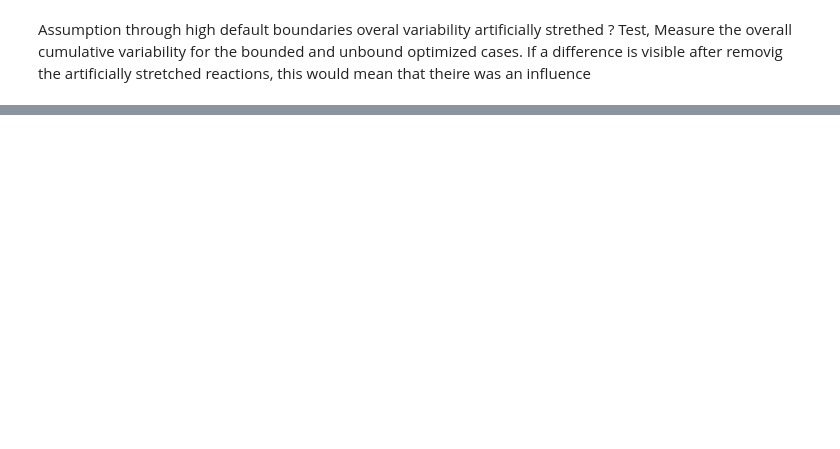
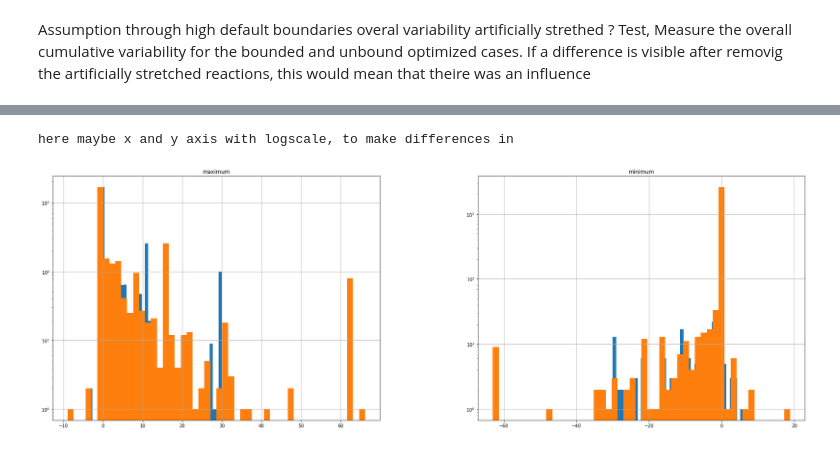
Before and after one commit to lizat-i/PseudomonasPutidaCobraPy, a Jupyter notebook: internalfluxtracking.ipynb, the cells around one changed output, grey strips where cells are left out. Cells and saved outputs as stored; diff of their text form; code cells hidden in the pictures; blank space fills up the shorter version.

```diff
--- a/internalfluxtracking.ipynb
+++ b/internalfluxtracking.ipynb
@@ -93,0 +98,8 @@ AttributeError: 'Series' object has no attribute 'nonzero'
+# %%
+#bin_array = np.logspace(1e-4,1e+4,9)
+axA = fv_new_model[~fv_new_model.index.isin(filter)].hist(column=["maximum", "minimum"] , log=True,bins=50,figsize=(30,10))
+fv[~fv.index.isin(filter)].hist(column=["maximum", "minimum"] , log=True, bins=50, ax=axA)
+print("here maybe x and y axis with logscale, to make differences in ")
+# %% [output]
+here maybe x and y axis with logscale, to make differences in
+[figure, added]
```
Also changed, not shown: parts of 8 cells of this notebook, 1 other file.
